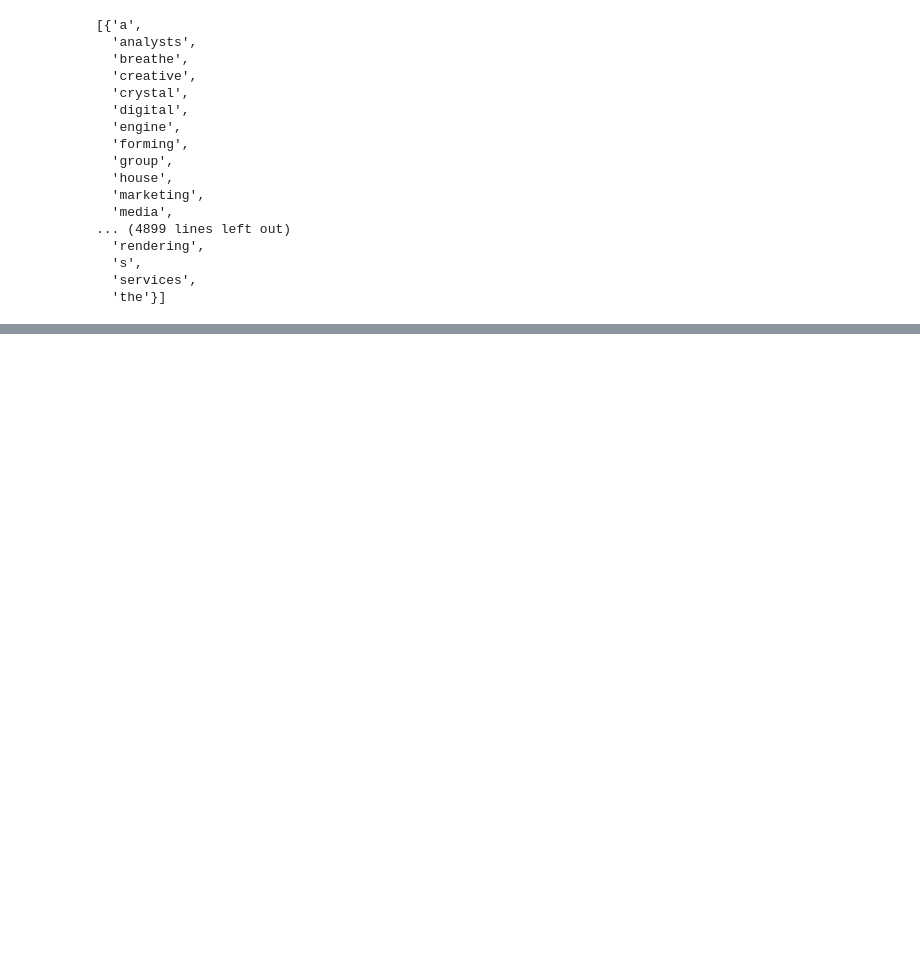
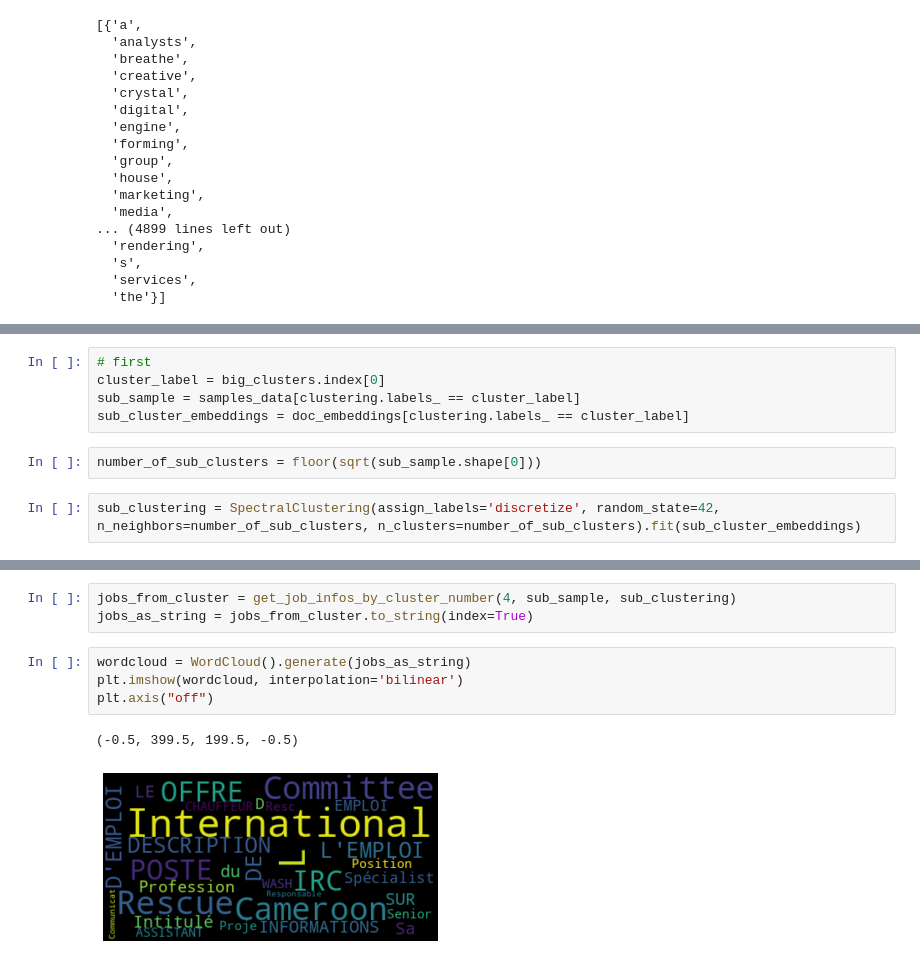
Before and after one commit to pamslover/pamellaPfe, a Jupyter notebook: embedding.ipynb, the cells around one changed output, grey strips where cells are left out. Drawn from its saved outputs; the diff is of its cells as text; blank space fills up the shorter version.

```diff
--- a/embedding.ipynb
+++ b/embedding.ipynb
@@ -145,0 +238,9 @@ get_keyword_set_by_cluster_number(2)
+# %%
+# first
+cluster_label = big_clusters.index[0]
+sub_sample = samples_data[clustering.labels_ == cluster_label]
+sub_cluster_embeddings = doc_embeddings[clustering.labels_ == cluster_label]
+# %%
+number_of_sub_clusters = floor(sqrt(sub_sample.shape[0]))
+# %%
+sub_clustering = SpectralClustering(assign_labels='discretize', random_state=42, n_neighbors=number_of_sub_clusters, n_clusters=number_of_sub_clusters).fit(sub_cluster_embeddings)
@@ -145,0 +306,10 @@ get_keyword_set_by_cluster_number(2)
+# %%
+jobs_from_cluster = get_job_infos_by_cluster_number(4, sub_sample, sub_clustering)
+jobs_as_string = jobs_from_cluster.to_string(index=True)
+# %%
+wordcloud = WordCloud().generate(jobs_as_string)
+plt.imshow(wordcloud, interpolation='bilinear')
+plt.axis("off")
+# %% [output]
+(-0.5, 399.5, 199.5, -0.5)
+[figure, added]
```
Also changed, not shown: parts of 17 cells of this notebook, 2 other files.
